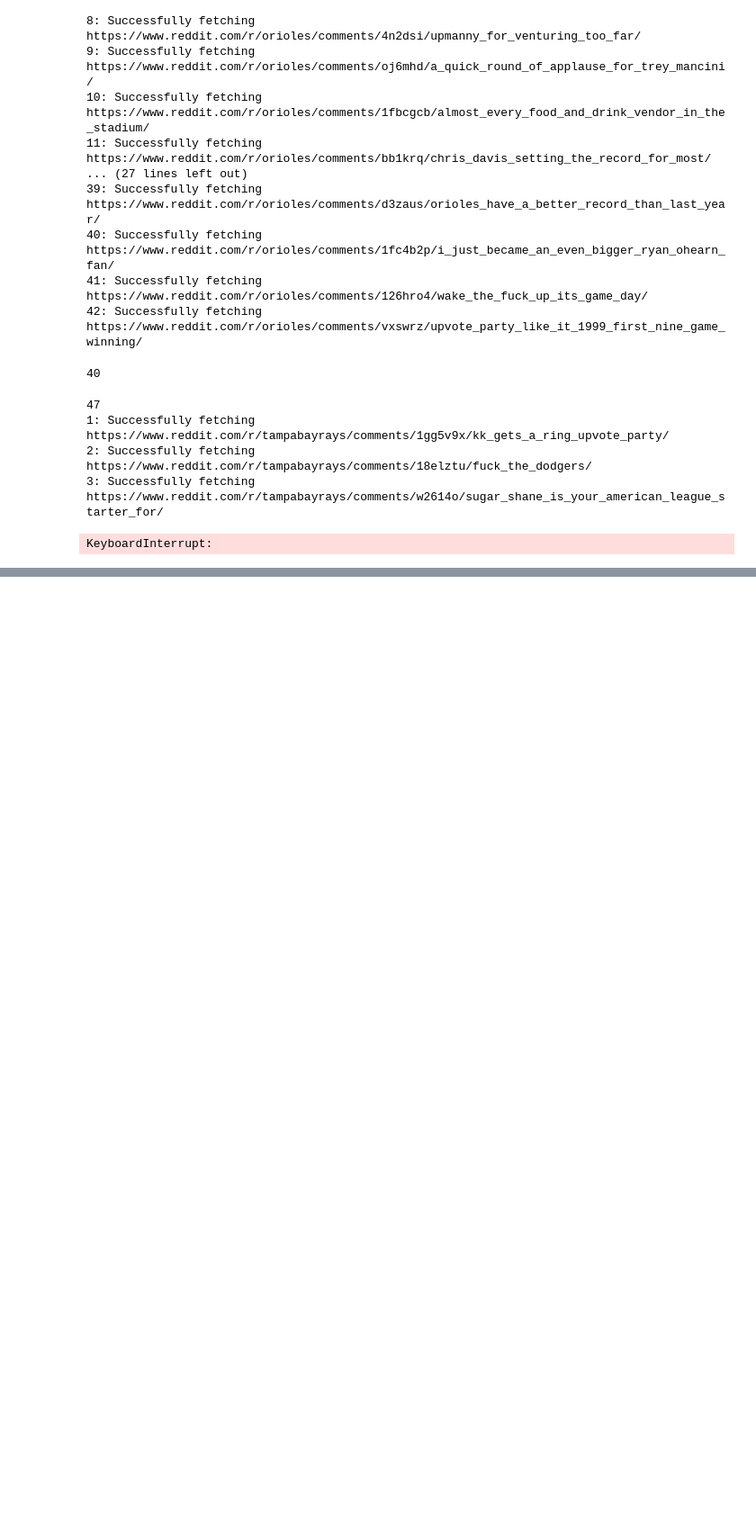
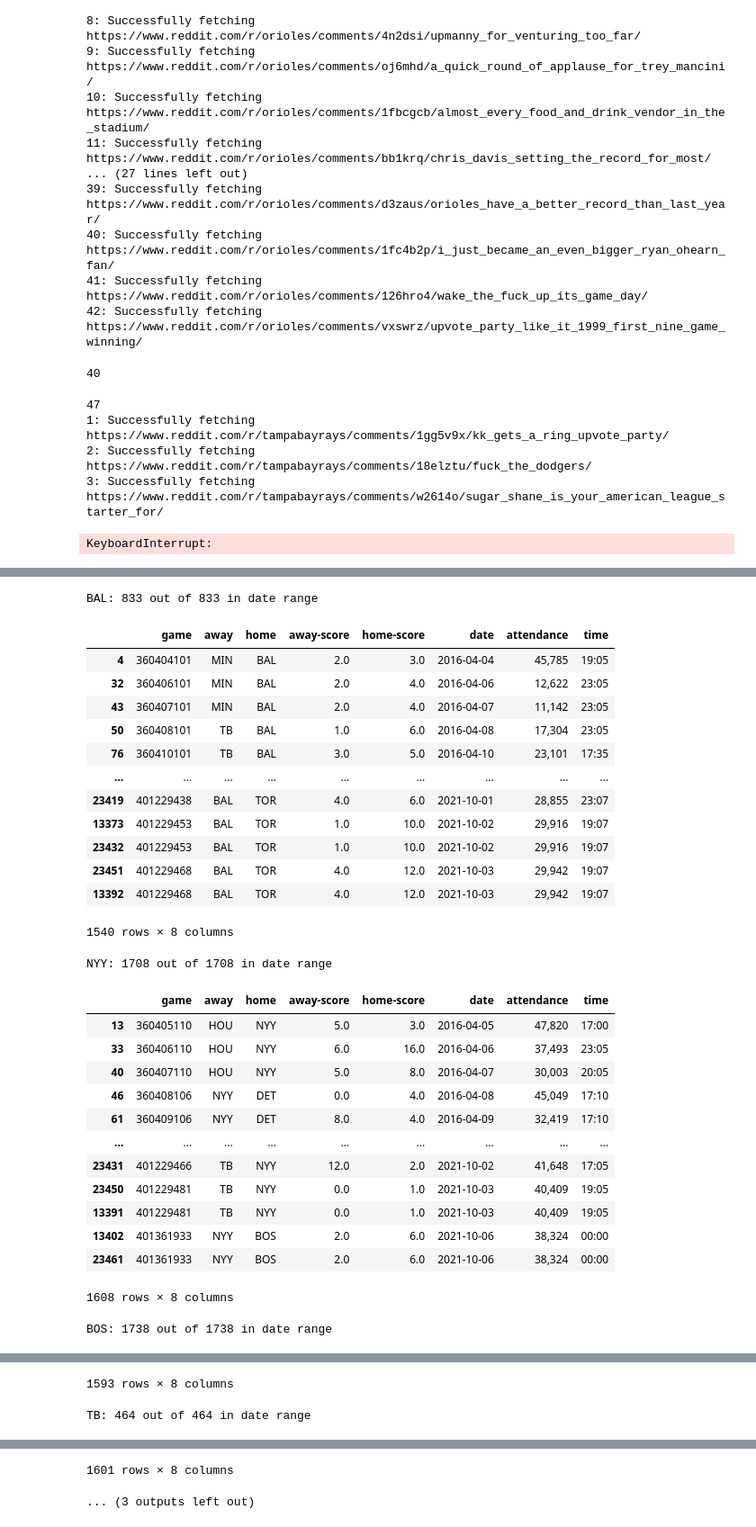
Before and after one commit to TenzinSommer/DSCI-125-HW-2, a Jupyter notebook: hw2_step1.ipynb, the cells around one changed output, grey strips where cells are left out. Shown: that part at 90% size. Cells and saved outputs as stored; diff of their text form; code cells hidden in the pictures; blank space fills up the shorter version.

```diff
--- a/hw2_step1.ipynb
+++ b/hw2_step1.ipynb
@@ -440,19 +463,3 @@ def gen_bow(df, column):
 
 	df.drop('tokens', axis=1, inplace=True)
 	return df, worddict
-# %%
-
-team_names = ['orioles', 'yankees', 'red sox', 'rays', 'jays']
-
-for i in range(5):
-    team_df = team_dfs[i]
-    length = len(team_df)
-    team_df, team_dict = gen_bow(team_df, 'text')
-    team_df['tokens'] = team_df['text'].apply(text2tokens)
-    # display(team_df)
-    # display(team_dict)
-
-    in_range = len(team_df.loc[(team_df['date'] <= '2021-10-23') &
-                          (team_df['date'] >= '2016-04-03')])
-
-    print(team_names[i]+':', in_range, 'out of', length, 'in date range')
@@ -480,0 +466,53 @@ gdf.sort_values(by='date',ascending=True)
+# %%
+gdf = gdf.sort_values(by='date',ascending=True)
+
+team_ids = ['BAL', 'NYY', 'BOS', 'TB', 'TOR']
+
+
+for i in range(5):
+    team_df = team_dfs[i]
+    team_id = team_ids[i]
+
+     # Trim reddit posts which are outside date range for game data
+    in_range = team_df.loc[(team_df['date'] <= '2021-10-23') &
+                          (team_df['date'] >= '2016-04-03')]
+
+    print(team_id +':', len(in_range), 'out of', len(team_df), 'in date range')
+
+    team_games = gdf.loc[(gdf['home'] == team_id) | (gdf['away'] == team_id)]
+    display(team_games)
+
+    in_range = pd.merge(left=in_range, right=team_games[['game', 'date']], how='left', on='date')
+
+
+    team_dfs[i] = in_range
+# %% [output]
+BAL: 833 out of 833 in date range
+|  | game | away | home | away-score | home-score | date | attendance | time |
+| 4 | 360404101 | MIN | BAL | 2.0 | 3.0 | 2016-04-04 | 45,785 | 19:05 |
+| 32 | 360406101 | MIN | BAL | 2.0 | 4.0 | 2016-04-06 | 12,622 | 23:05 |
+| 43 | 360407101 | MIN | BAL | 2.0 | 4.0 | 2016-04-07 | 11,142 | 23:05 |
+| 50 | 360408101 | TB | BAL | 1.0 | 6.0 | 2016-04-08 | 17,304 | 23:05 |
+| 76 | 360410101 | TB | BAL | 3.0 | 5.0 | 2016-04-10 | 23,101 | 17:35 |
+| ... | ... | ... | ... | ... | ... | ... | ... | ... |
+| 23419 | 401229438 | BAL | TOR | 4.0 | 6.0 | 2021-10-01 | 28,855 | 23:07 |
+| 13373 | 401229453 | BAL | TOR | 1.0 | 10.0 | 2021-10-02 | 29,916 | 19:07 |
+| 23432 | 401229453 | BAL | TOR | 1.0 | 10.0 | 2021-10-02 | 29,916 | 19:07 |
+| 23451 | 401229468 | BAL | TOR | 4.0 | 12.0 | 2021-10-03 | 29,942 | 19:07 |
+| 13392 | 401229468 | BAL | TOR | 4.0 | 12.0 | 2021-10-03 | 29,942 | 19:07 |
+1540 rows × 8 columns
+NYY: 1708 out of 1708 in date range
+|  | game | away | home | away-score | home-score | date | attendance | time |
+| 13 | 360405110 | HOU | NYY | 5.0 | 3.0 | 2016-04-05 | 47,820 | 17:00 |
+| 33 | 360406110 | HOU | NYY | 6.0 | 16.0 | 2016-04-06 | 37,493 | 23:05 |
+| 40 | 360407110 | HOU | NYY | 5.0 | 8.0 | 2016-04-07 | 30,003 | 20:05 |
+| 46 | 360408106 | NYY | DET | 0.0 | 4.0 | 2016-04-08 | 45,049 | 17:10 |
+| 61 | 360409106 | NYY | DET | 8.0 | 4.0 | 2016-04-09 | 32,419 | 17:10 |
+| ... | ... | ... | ... | ... | ... | ... | ... | ... |
+| 23431 | 401229466 | TB | NYY | 12.0 | 2.0 | 2021-10-02 | 41,648 | 17:05 |
+| 23450 | 401229481 | TB | NYY | 0.0 | 1.0 | 2021-10-03 | 40,409 | 19:05 |
+| 13391 | 401229481 | TB | NYY | 0.0 | 1.0 | 2021-10-03 | 40,409 | 19:05 |
+| 13402 | 401361933 | NYY | BOS | 2.0 | 6.0 | 2021-10-06 | 38,324 | 00:00 |
+| 23461 | 401361933 | NYY | BOS | 2.0 | 6.0 | 2021-10-06 | 38,324 | 00:00 |
+1608 rows × 8 columns
+BOS: 1738 out of 1738 in date range
@@ -480,0 +531,2 @@ gdf.sort_values(by='date',ascending=True)
+1593 rows × 8 columns
+TB: 464 out of 464 in date range
@@ -481,3 +545,5 @@ gdf.sort_values(by='date',ascending=True)
+1601 rows × 8 columns
+... (3 outputs left out)
 # %%
 or_df.to_csv('hw2_step1_or_posts.csv', index=False)
 ny_df.to_csv('hw2_step1_ny_posts.csv', index=False)
```
Also changed, not shown: parts of 5 cells of this notebook, 1 other file.
